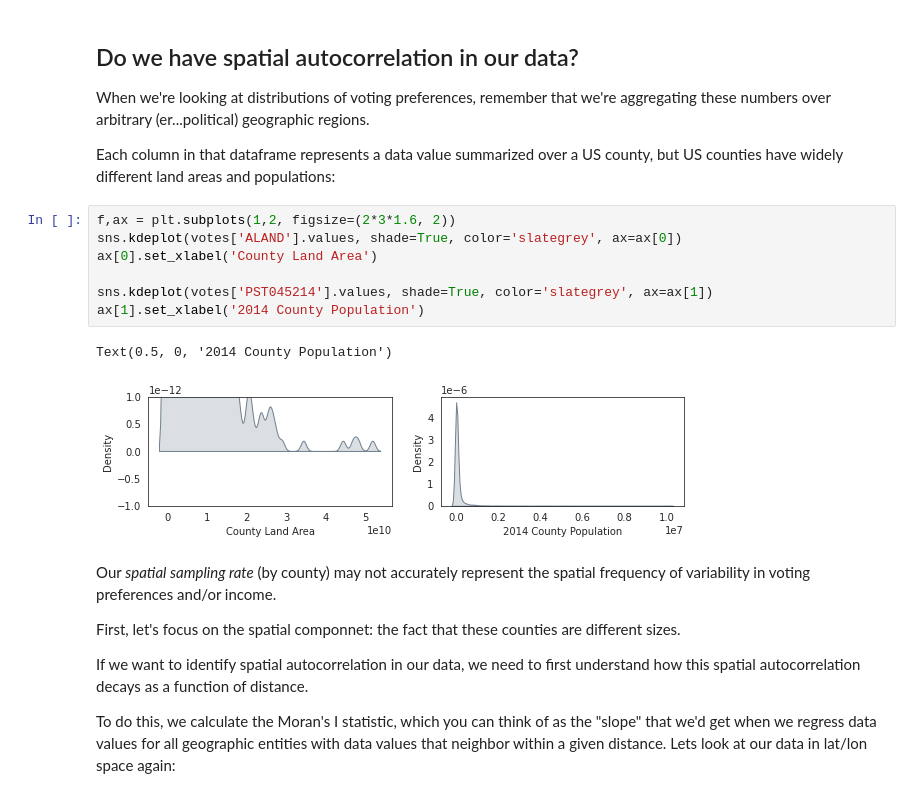
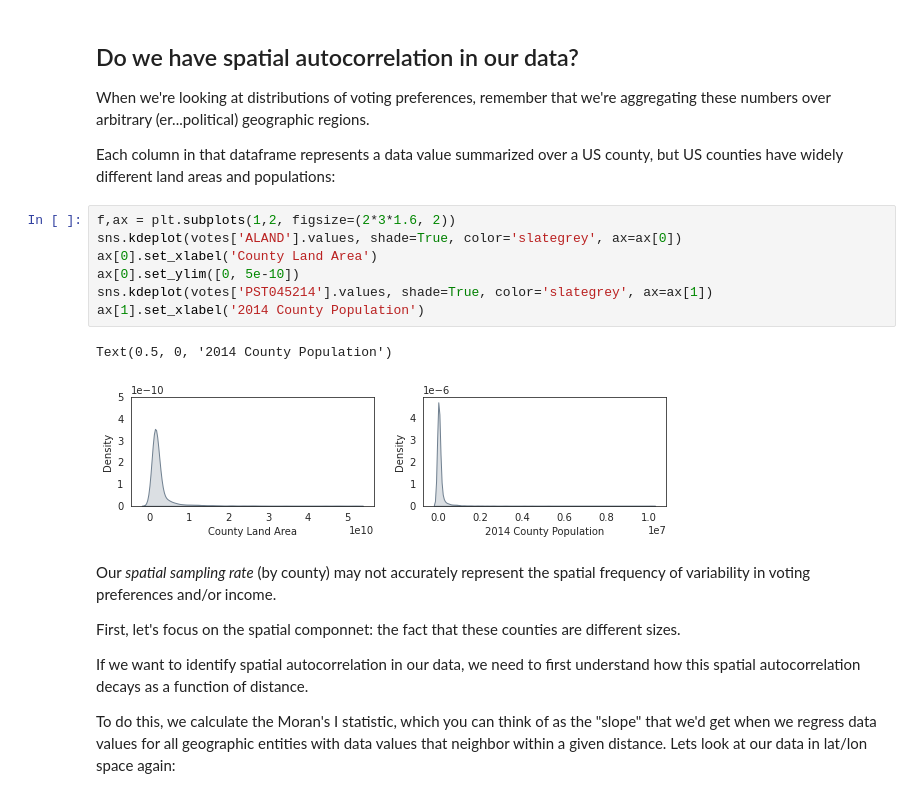
Before and after one commit to heyjoekim/EnvDatSci22, a Jupyter notebook: CodeSprints/autocorrelation_methods.ipynb, the cells around one changed output. Saved outputs shown, nothing was run; the diff lists cells and outputs as text.

```diff
--- a/CodeSprints/autocorrelation_methods.ipynb
+++ b/CodeSprints/autocorrelation_methods.ipynb
@@ -156,13 +182,13 @@ Each column in that dataframe represents a data value summarized over a US count
 # %%
 f,ax = plt.subplots(1,2, figsize=(2*3*1.6, 2))
 sns.kdeplot(votes['ALAND'].values, shade=True, color='slategrey', ax=ax[0])
 ax[0].set_xlabel('County Land Area')
-
+ax[0].set_ylim([0, 5e-10])
 sns.kdeplot(votes['PST045214'].values, shade=True, color='slategrey', ax=ax[1])
 ax[1].set_xlabel('2014 County Population')
 # %% [output]
 Text(0.5, 0, '2014 County Population')
-[figure, old version]
+[figure, new version]
 # %% [markdown]
 Our *spatial sampling rate* (by county) may not accurately represent the spatial frequency of variability in voting preferences and/or income.
 
```
Also changed, not shown: parts of 42 cells of this notebook.
